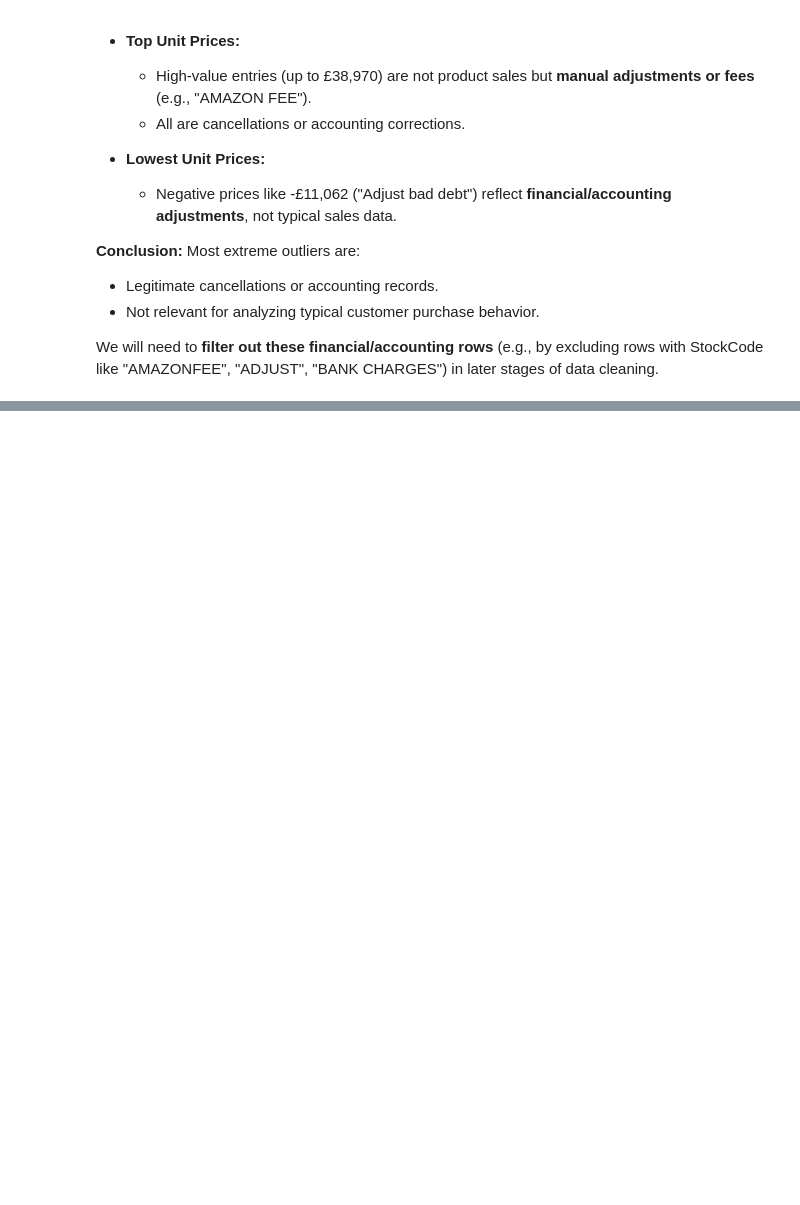
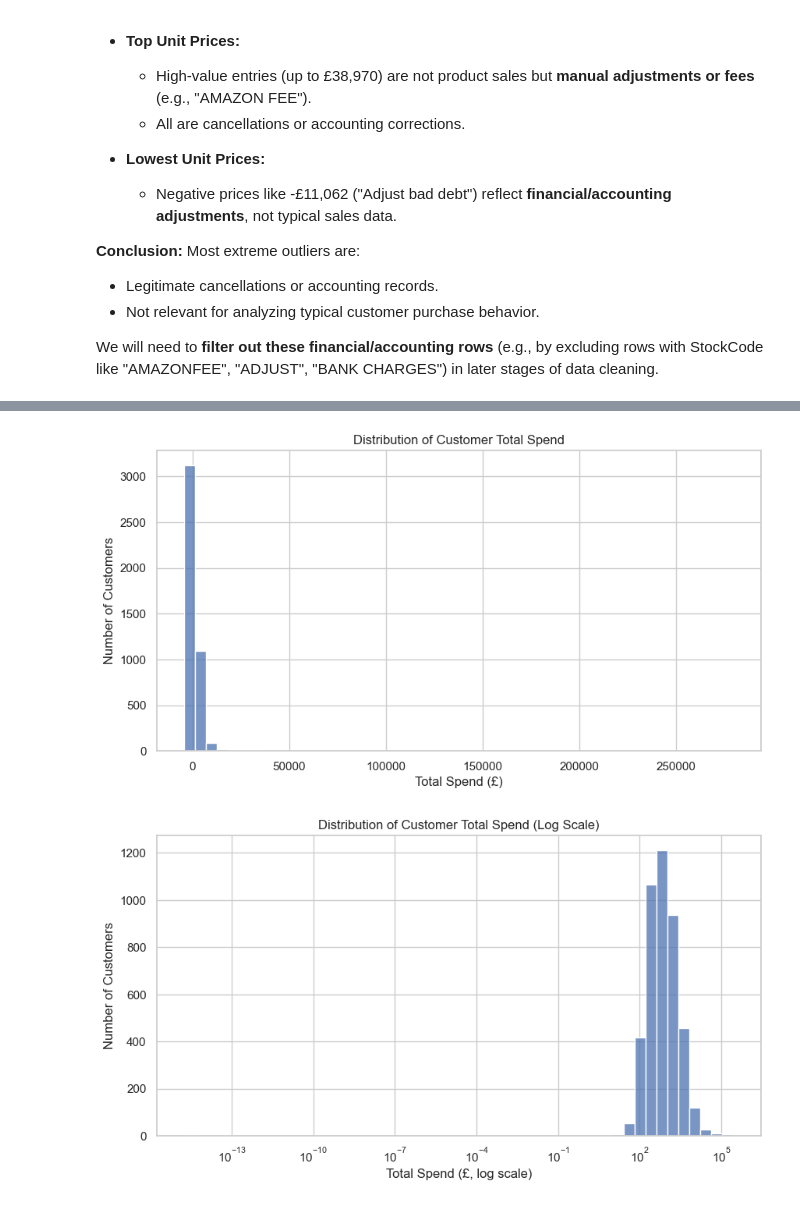
Before and after one commit to TarikBugraAy/customer-behavior-bi-project, a Jupyter notebook: notebooks/01_eda_and_cleaning.ipynb, the cells around one changed output, grey strips where cells are left out. Cells and saved outputs as stored; diff of their text form; code cells hidden in the pictures; blank space fills up the shorter version.

```diff
--- a/notebooks/01_eda_and_cleaning.ipynb
+++ b/notebooks/01_eda_and_cleaning.ipynb
@@ -387,0 +496,15 @@ We will need to **filter out these financial/accounting rows** (e.g., by excludi
+# %%
+# Create separate flags
+df['IsMissingCustomerID'] = df['CustomerID'].isnull()
+df['IsZeroOrNegativePrice'] = df['UnitPrice'] <= 0
+
+# Combined exclusion flag
+df['ToExclude'] = df['IsMissingCustomerID'] | df['IsZeroOrNegativePrice']
+
+# Quick summary
+print(f"Rows with missing CustomerID: {df['IsMissingCustomerID'].sum()}")
+print(f"Rows with zero or negative UnitPrice: {df['IsZeroOrNegativePrice'].sum()}")
+print(f"Total rows marked ToExclude: {df['ToExclude'].sum()}")
+
+# Show sample flagged rows
+display(df[df['ToExclude']].head(10))
@@ -387,0 +610,24 @@ We will need to **filter out these financial/accounting rows** (e.g., by excludi
+# %%
+import matplotlib.pyplot as plt
+import seaborn as sns
+
+# Basic histogram of TotalSpend
+plt.figure(figsize=(10, 5))
+sns.histplot(customer_summary['TotalSpend'], bins=50, kde=False)
+plt.title('Distribution of Customer Total Spend')
+plt.xlabel('Total Spend (£)')
+plt.ylabel('Number of Customers')
+plt.show()
+
+# Log-scale plot (exclude non-positive spend)
+positive_spend = customer_summary[customer_summary['TotalSpend'] > 0]['TotalSpend']
+
+plt.figure(figsize=(10, 5))
+sns.histplot(positive_spend, bins=50, kde=False, log_scale=(True, False))
+plt.title('Distribution of Customer Total Spend (Log Scale)')
+plt.xlabel('Total Spend (£, log scale)')
+plt.ylabel('Number of Customers')
+plt.show()
+# %% [output]
+[figure, added]
+[figure, added]
```
Also changed, not shown: parts of 23 cells of this notebook, 1 other file.
